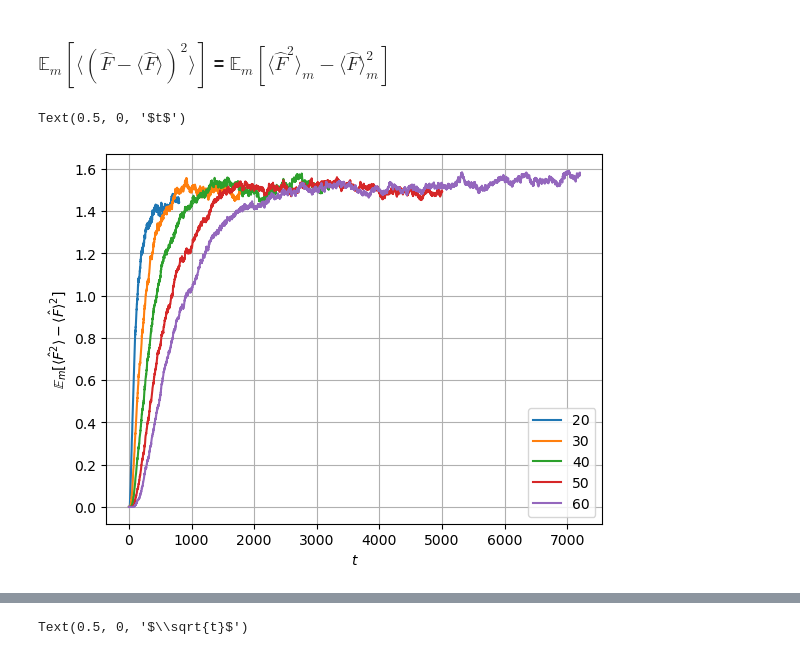
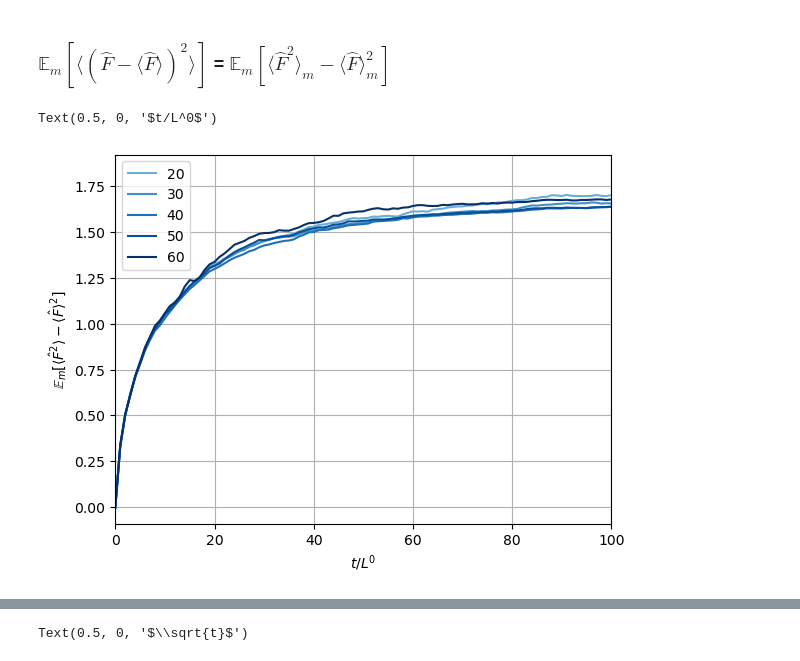
Before and after one commit to youtao1999/CT_MPS, a Jupyter notebook: FM_DW_T.ipynb, the cells around one changed output, grey strips where cells are left out. Cells and saved outputs as stored; diff of their text form; code cells hidden in the pictures.

```diff
--- a/FM_DW_T.ipynb
+++ b/FM_DW_T.ipynb
@@ -86,3 +116,7 @@ df_MPS_0_DW=convert_pd(data_MPS_0_DW_dict,names=['Metrics','L','p_ctrl','p_proj'
+# %%
+df_MPS_0_DW = pd.read_pickle('MPS_0-1_DW_L.pickle')
+# %%
+df_MPS_0_DW_p_ctrl = pd.read_pickle('MPS_0-1_DW_p_ctrl.pickle')
 # %%
 fns=set(os.listdir('/home/jake/Data/Metrics/MPS_0-1_DW/'))
 # %%
@@ -183,7 +217,7 @@ L_list=np.arange(20,61,10)
 # L_list=[20,30,40,50]
 fig,ax=plt.subplots()
 z=0
-p_ctrl=0.59
+p_ctrl=0.4
 color_list=(plt.cm.Blues(np.linspace(0.5,1,len(L_list))))
 for idx,L in enumerate(L_list):
     data1=df_MPS_0_DW.xs(level='Metrics',key='DW1').xs(level='p_ctrl',key=p_ctrl).xs(level='p_proj',key=0.00).xs(level='L',key=L).sort_index()['observations']
@@ -199,6 +233,6 @@ ax.grid('on')
 ax.set_ylabel(r'$\mathbb{E}_m[\langle{\hat{F}}\rangle^2]- \mathbb{E}_m[\langle{\hat{F}}\rangle]^2$')
 ax.set_xlabel(f'$t/L^{{{z:.2f}}}$')
 
-ax.set_xlim(0,100)
-ax.set_ylim(0,100)
+ax.set_xlim(0,150)
+ax.set_ylim(0,150)
 # %% [output]
@@ -207,3 +279,22 @@ ax.set_ylim(0,100)
+# %%
+p_ctrl_list=np.round(np.arange(0.4,0.6,0.01),2)
+z=0
+L=60
+cl_variance_p_ctrl_dict={}
+
+color_list=(plt.cm.Blues(np.linspace(0.5,1,len(p_ctrl_list))))
+for idx,p_ctrl in tqdm(enumerate(p_ctrl_list)):
+    data1=df_MPS_0_DW_p_ctrl.xs(level='Metrics',key='DW1').xs(level='p_ctrl',key=p_ctrl).xs(level='p_proj',key=0.00).xs(level='L',key=L).sort_index()['observations']
+    t_list=data1.index
+    sq_mean=data1.apply(lambda x : np.array(x)**2).apply(np.mean)
+    mean_sq=data1.apply(np.mean).apply(lambda x : np.array(x)**2)
+    y=sq_mean-mean_sq
+    cl_variance_p_ctrl_dict[p_ctrl]=y
+
+
+
+with open('cl_var_p_ctrl.pickle','wb') as f:
+    pickle.dump(cl_variance_p_ctrl_dict,f)
 # %%
 L_list=np.arange(20,61,10)
 # L_list=[20,30,40,50]
@@ -230,20 +321,22 @@ Text(0.5, 0, '$\\sqrt{t/L^{2.00}}$')
 # %%
 L_list=np.arange(20,61,10)
 # L_list=[20,30,40,50]
 fig,ax=plt.subplots()
+p_ctrl=0.4
 z=0
-for L in L_list:
-    data1=df_MPS_0_DW.xs(level='Metrics',key='DW1').xs(level='p_ctrl',key=0.50).xs(level='L',key=L).xs(level='p_proj',key=0.00).sort_index()['observations']
-    data2=df_MPS_0_DW.xs(level='Metrics',key='DW2').xs(level='p_ctrl',key=0.50).xs(level='L',key=L).xs(level='p_proj',key=0.00).sort_index()['observations']
+color_list=(plt.cm.Blues(np.linspace(0.5,1,len(L_list))))
+for idx,L in enumerate(L_list):
+    data1=df_MPS_0_DW.xs(level='Metrics',key='DW1').xs(level='p_ctrl',key=p_ctrl).xs(level='L',key=L).xs(level='p_proj',key=0.00).sort_index()['observations']
+    data2=df_MPS_0_DW.xs(level='Metrics',key='DW2').xs(level='p_ctrl',key=p_ctrl).xs(level='L',key=L).xs(level='p_proj',key=0.00).sort_index()['observations']
     t_list=data1.index
     y=(data2-data1.apply(lambda x : np.array(x)**2)).apply(np.mean)
-    ax.plot((t_list/L**z),y,label=L)
+    ax.plot(((t_list/L**z)),(y),label=L,color=(color_list[idx]))
 ax.legend()
 ax.grid('on')
-# ax.set_xlim(0,80/L_list[0]**z)
+ax.set_xlim(0,100/L_list[0]**z)
 ax.set_ylabel(r'$\mathbb{E}_m[\langle\hat{F}^2\rangle-\langle\hat{F}\rangle^2]$')
 # ax.set_xlabel(f'$t/L^{{{z:.2f}}}$')
-ax.set_xlabel(f'$t$')
+ax.set_xlabel(f'$t/L^{z}$')
 # %% [output]
-Text(0.5, 0, '$t$')
+Text(0.5, 0, '$t/L^0$')
-[figure, old version]
+[figure, new version]
```
Also changed, not shown: parts of 27 cells of this notebook, 2 other files.
